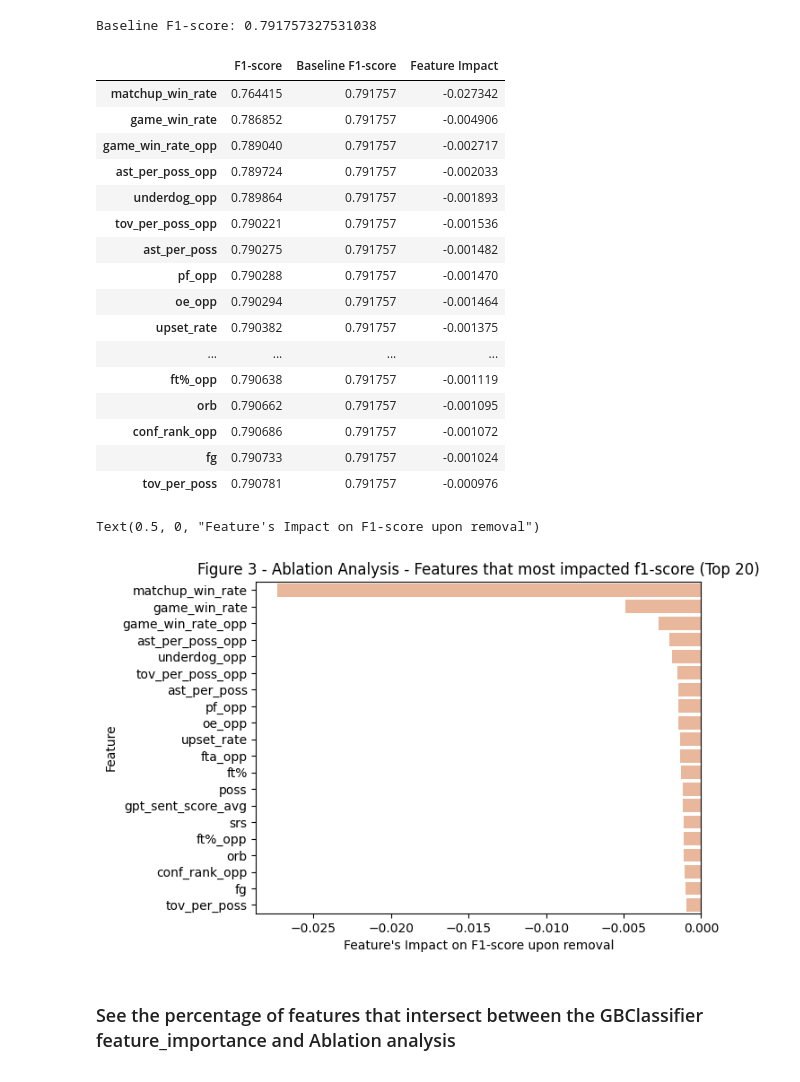
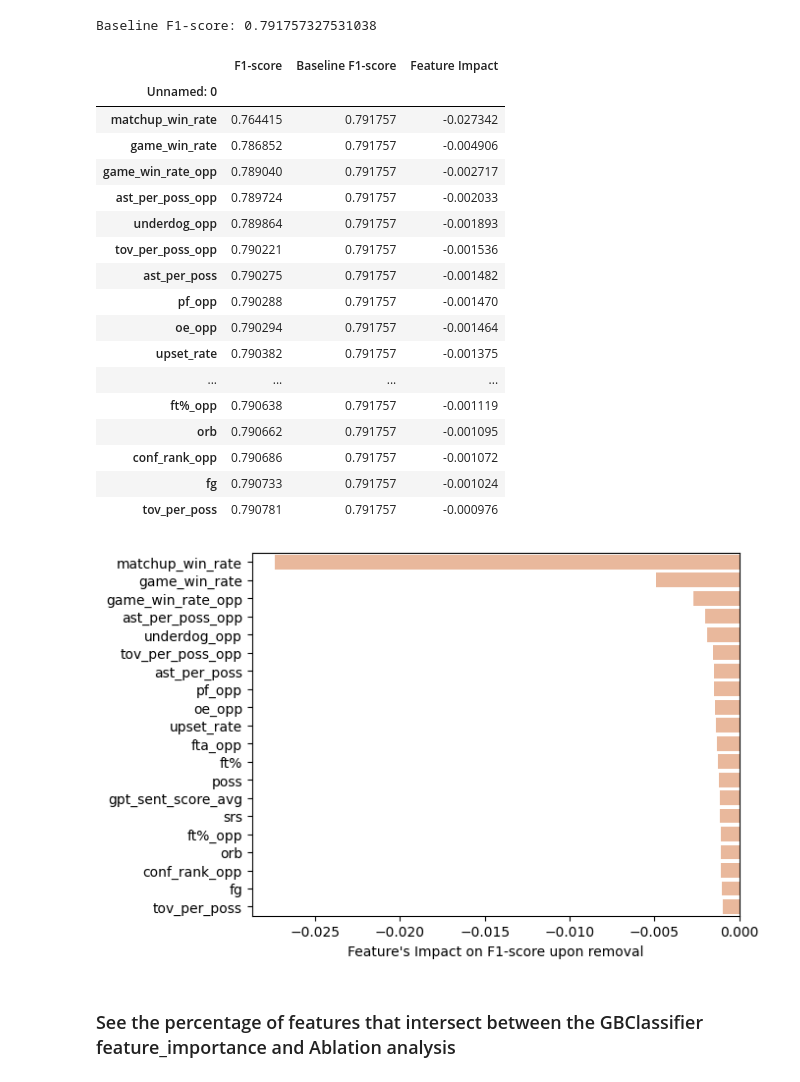
Before and after one commit to nickjwheatley/march_madness_predictor, a Jupyter notebook: eda/supervised_learning/feature_importance_analysis.ipynb, the cells around one changed output. Saved outputs shown, nothing was run; the diff lists cells and outputs as text; code cells hidden in the pictures.

Commit message:
Adding analysis notebooks and visuals

```diff
--- a/eda/supervised_learning/feature_importance_analysis.ipynb
+++ b/eda/supervised_learning/feature_importance_analysis.ipynb
@@ -153,12 +154,17 @@ for feature in data.columns[1:]:
     f1 = f1_score(y_test, y_pred)
     f1_score_impacts[feature] = [f1, baseline_f1, f1 - baseline_f1]
 # %%
-feature_f1_impacts = pd.DataFrame(f1_score_impacts, index=['F1-score','Baseline F1-score','Feature Impact']).T
-feature_f1_impacts.to_csv('../../data/feature_impacts.csv')
+feature_impacts_filepath = '../../data/feature_impacts.csv'
+if not os.path.exists(feature_impacts_filepath):
+    feature_f1_impacts = pd.DataFrame(f1_score_impacts, index=['F1-score','Baseline F1-score','Feature Impact']).T
+    feature_f1_impacts.to_csv(feature_impacts_filepath)
+else:
+    feature_f1_impacts = pd.read_csv(feature_impacts_filepath).set_index('Unnamed: 0')
 top_impacters = feature_f1_impacts.sort_values('Feature Impact').head(top_n)
 top_impacters
 # %% [output]
 |  | F1-score | Baseline F1-score | Feature Impact |
+| Unnamed: 0 |  |  |  |
 | matchup_win_rate | 0.764415 | 0.791757 | -0.027342 |
 | game_win_rate | 0.786852 | 0.791757 | -0.004906 |
 | game_win_rate_opp | 0.789040 | 0.791757 | -0.002717 |
@@ -178,12 +184,13 @@ top_impacters
 # %%
 sns.barplot(top_impacters, y=top_impacters.index, x='Feature Impact')
 
-plt.title(f'Figure 3 - Ablation Analysis - Features that most impacted f1-score (Top {top_n})')
-plt.ylabel('Feature')
+# plt.title(f'Figure 3 - Ablation Analysis - Features that most impacted f1-score (Top {top_n})')
+plt.ylabel(None)
 plt.xlabel('Feature\'s Impact on F1-score upon removal')
+
+plt.savefig('../../visuals/ablation_analysis.png', bbox_inches='tight')
 # %% [output]
-Text(0.5, 0, "Feature's Impact on F1-score upon removal")
-[figure, old version]
+[figure, new version]
 # %% [markdown]
 ### See the percentage of features that intersect between the GBClassifier feature_importance and Ablation analysis
 # %%
```
Also changed, not shown: parts of 4 cells of this notebook, 7 other files.
